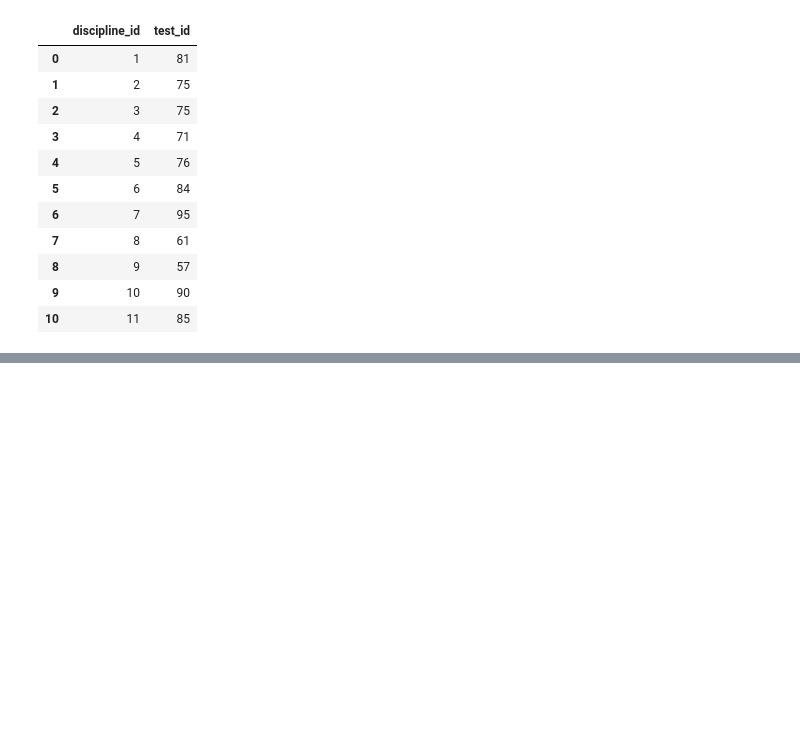
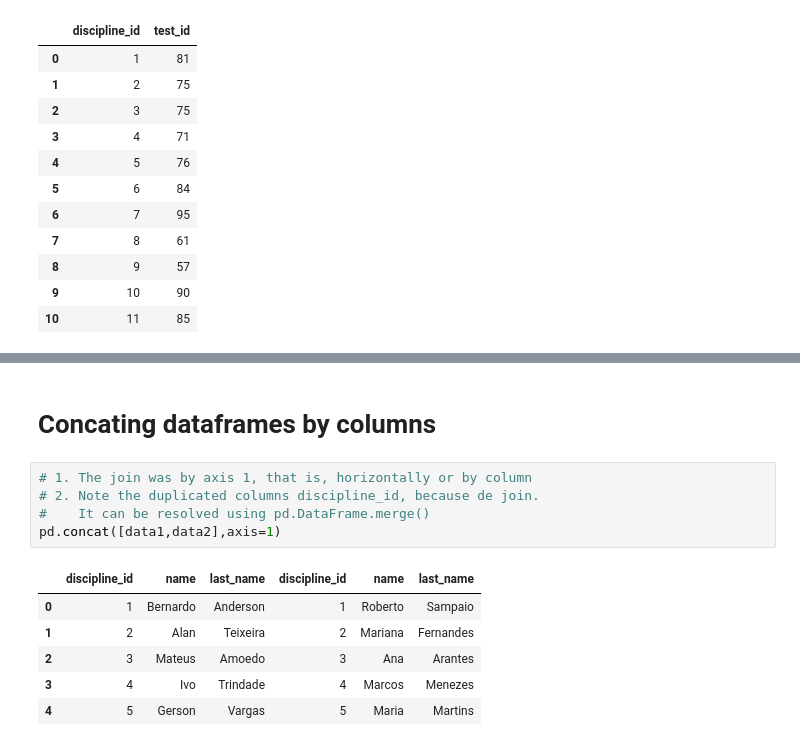
Before and after one commit to ralsouza/data_-visualization_with_python, a Jupyter notebook: notebooks/19_python_pandas_join_tables.ipynb, the cells around one changed output, grey strips where cells are left out. Drawn from its saved outputs; the diff is of its cells as text; blank space fills up the shorter version.

```diff
--- a/notebooks/19_python_pandas_join_tables.ipynb
+++ b/notebooks/19_python_pandas_join_tables.ipynb
@@ -56,0 +74,14 @@ data3
+# %% [markdown]
+# Concating dataframes by columns
+# %%
+# 1. The join was by axis 1, that is, horizontally or by column
+# 2. Note the duplicated columns discipline_id, because de join.
+#    It can be resolved using pd.DataFrame.merge()
+pd.concat([data1,data2],axis=1)
+# %% [output]
+|  | discipline_id | name | last_name | discipline_id | name | last_name |
+| 0 | 1 | Bernardo | Anderson | 1 | Roberto | Sampaio |
+| 1 | 2 | Alan | Teixeira | 2 | Mariana | Fernandes |
+| 2 | 3 | Mateus | Amoedo | 3 | Ana | Arantes |
+| 3 | 4 | Ivo | Trindade | 4 | Marcos | Menezes |
+| 4 | 5 | Gerson | Vargas | 5 | Maria | Martins |
```
Also changed, not shown: parts of 16 cells of this notebook.
